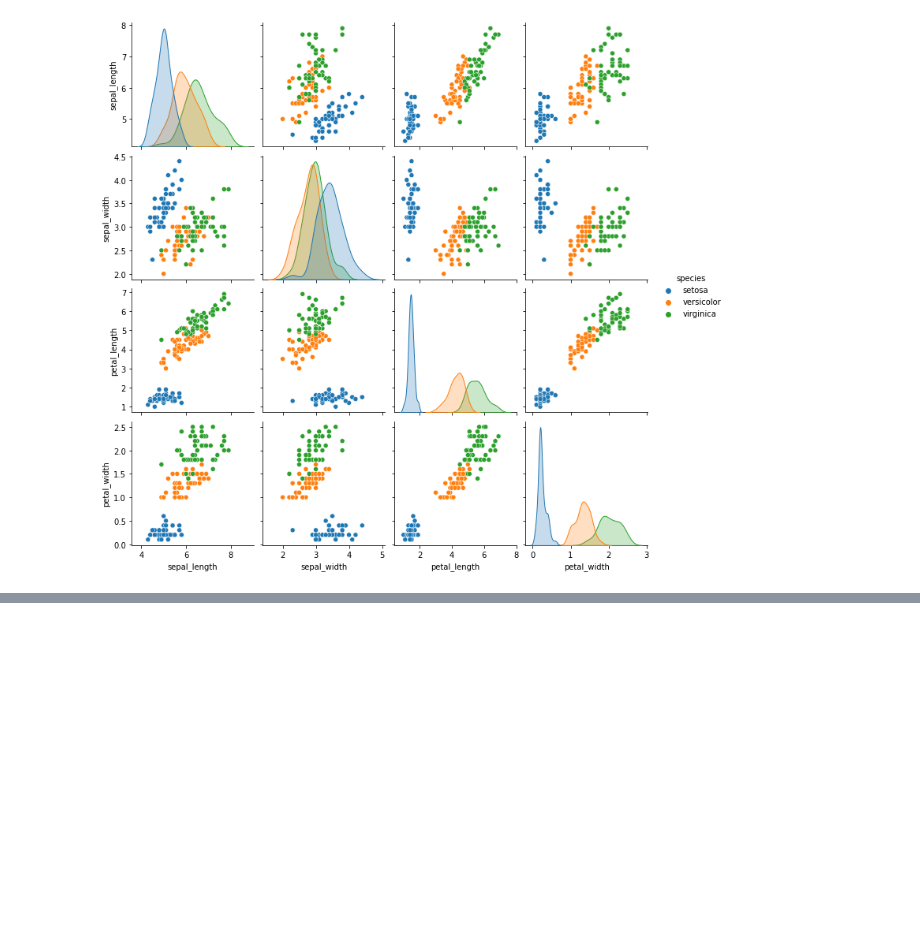
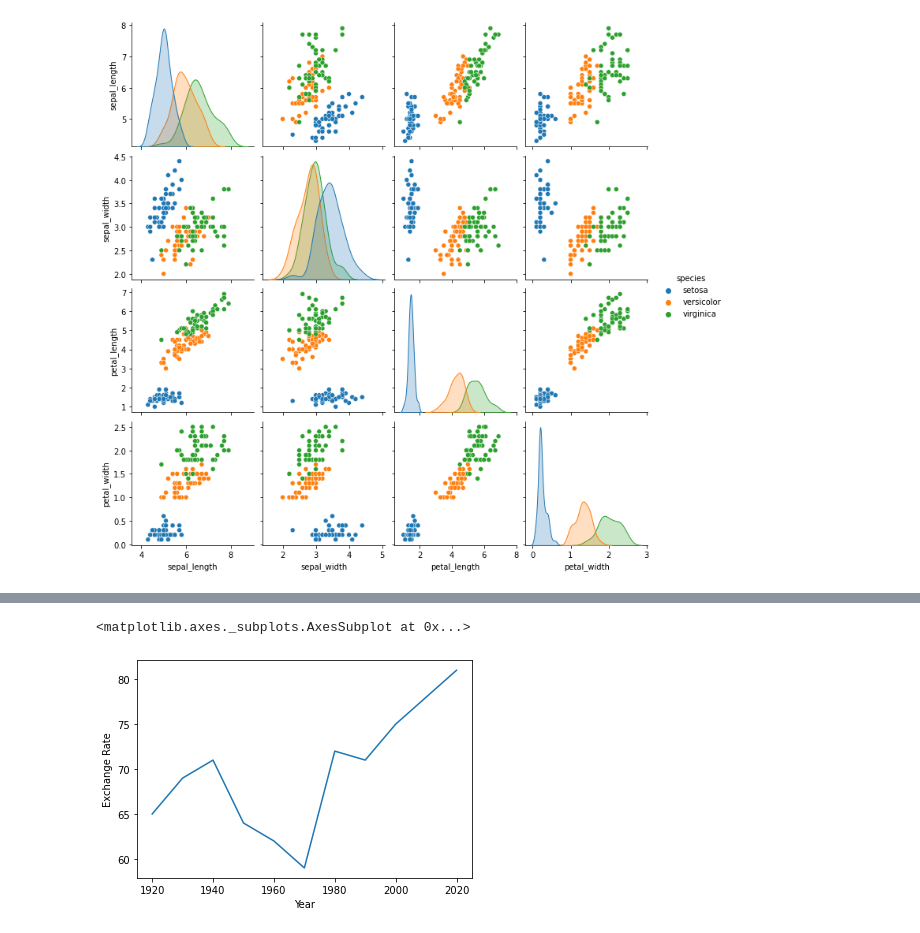
Before and after one commit to omonuj/Python-for-data-science, a Jupyter notebook: Seaborn-TL.ipynb, the cells around one changed output, grey strips where cells are left out. Cells and saved outputs as stored; diff of their text form; code cells hidden in the pictures; blank space fills up the shorter version.

```diff
--- a/Seaborn-TL.ipynb
+++ b/Seaborn-TL.ipynb
@@ -128,0 +138,5 @@ Data = {'Year': [1920,1930,1940,1950,1960,1970,1980,1990,2000, 2010, 2020],
+# %%
+import pandas as pd
+
+df = pd.DataFrame(Data)
+df.head(5)
@@ -128,0 +150,5 @@ Data = {'Year': [1920,1930,1940,1950,1960,1970,1980,1990,2000, 2010, 2020],
+# %%
+sns.lineplot(x=df["Year"], y=df["Exchange Rate"])
+# %% [output]
+<matplotlib.axes._subplots.AxesSubplot at 0x...>
+[figure, added]
```
Also changed, not shown: parts of 4 cells of this notebook.
